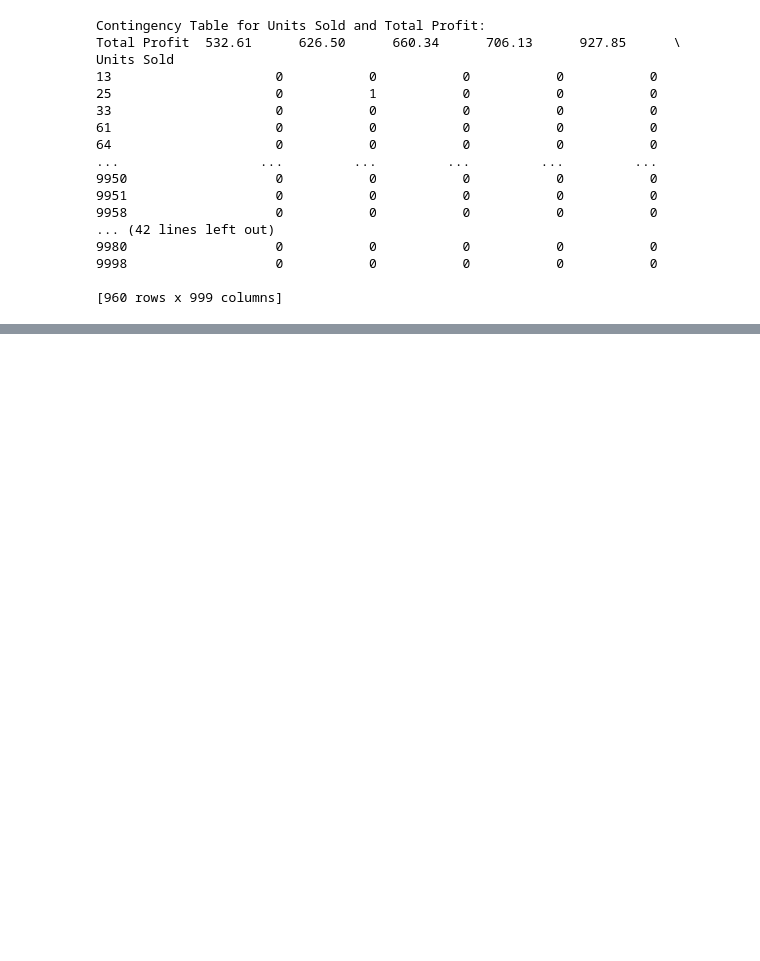
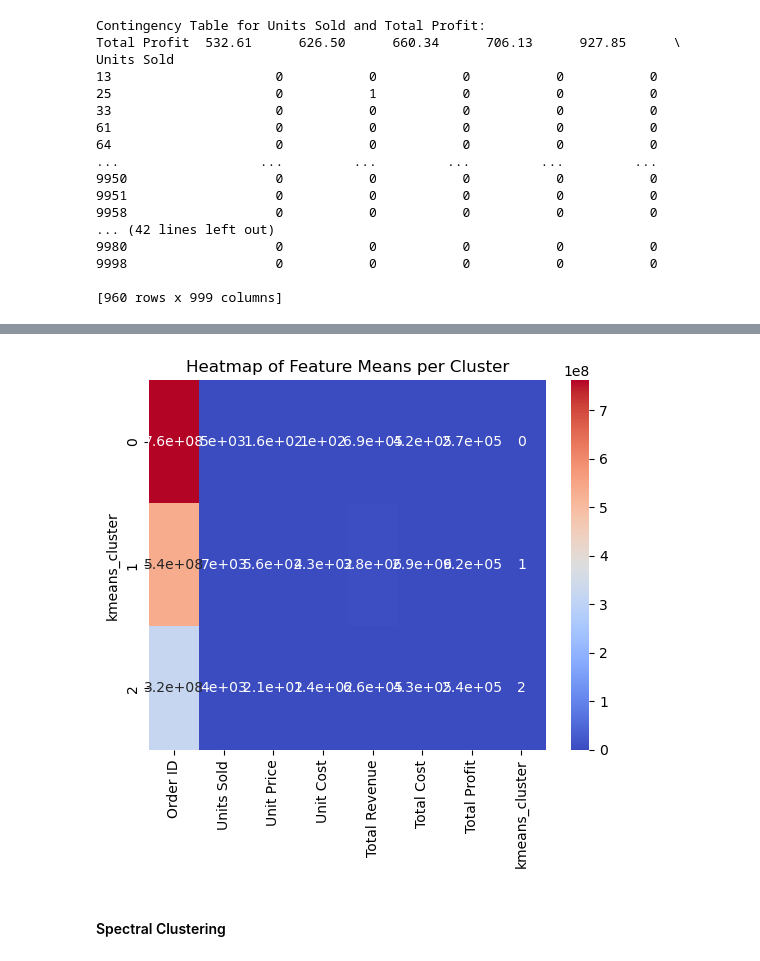
Before and after one commit to Manojkumar2002003/21BDS0252_EDA, a Jupyter notebook: 21BDS0252_EDA_DigitalAssignment.ipynb, the cells around one changed output, grey strips where cells are left out. Saved outputs shown, nothing was run; the diff lists cells and outputs as text; code cells hidden in the pictures; blank space fills up the shorter version.

```diff
--- a/21BDS0252_EDA_DigitalAssignment.ipynb
+++ b/21BDS0252_EDA_DigitalAssignment.ipynb
@@ -283,0 +305,3 @@ Units Sold
+# %%
+cluster_means = data.groupby('kmeans_cluster')[data_numeric.columns].mean()
+print(cluster_means)
@@ -283,0 +330,8 @@ Units Sold
+# %%
+sns.heatmap(cluster_means, annot=True, cmap='coolwarm')
+plt.title("Heatmap of Feature Means per Cluster")
+plt.show()
+# %% [output]
+[figure, added]
+# %% [markdown]
+#### Spectral Clustering
```
Also changed, not shown: parts of 38 cells of this notebook.
